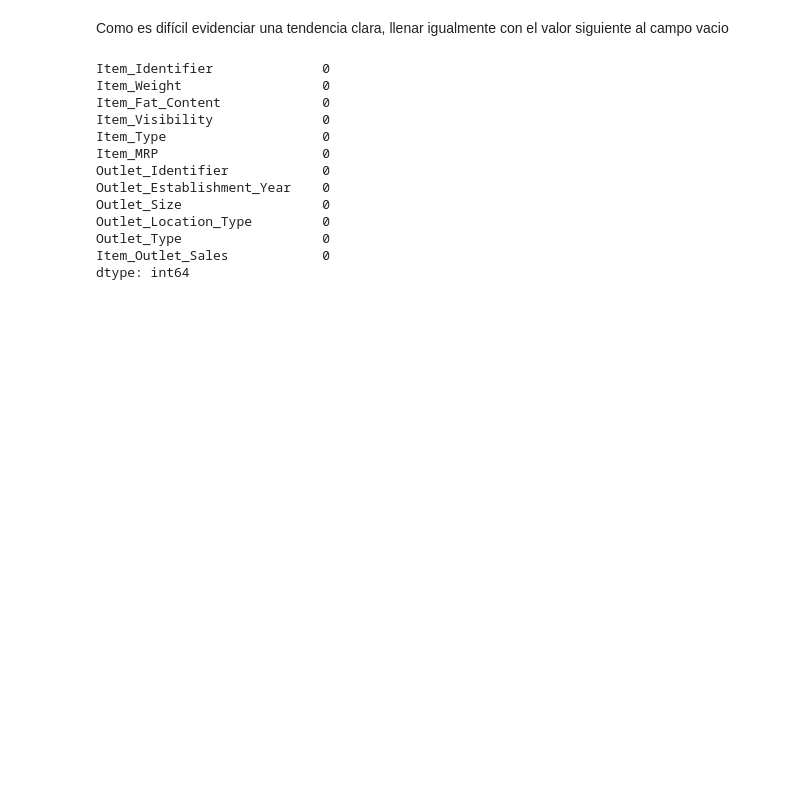
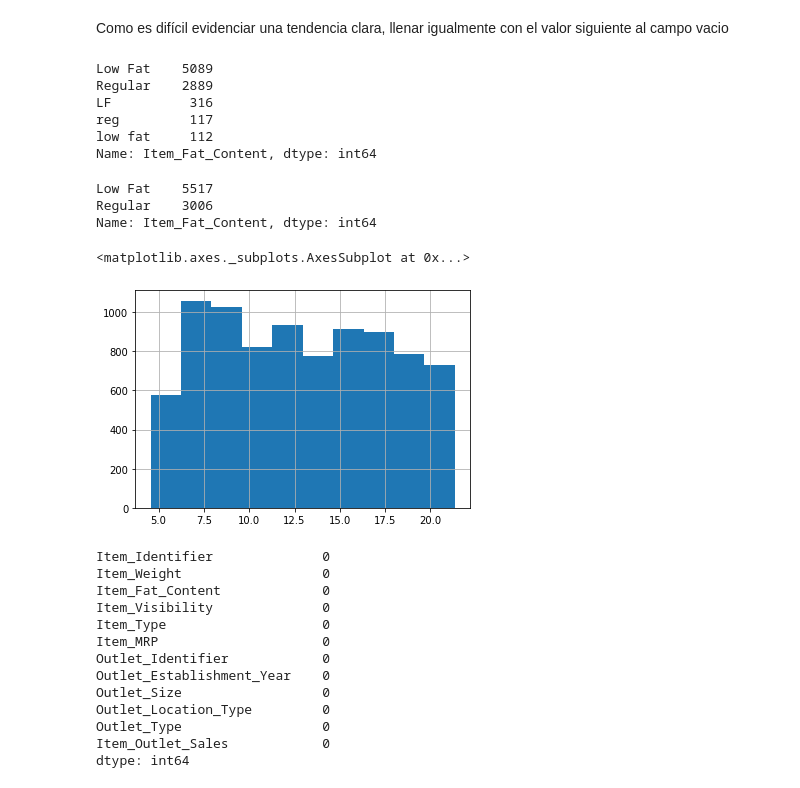
Before and after one commit to Betancur1991/Sales-Predictions, a Jupyter notebook: Sales_predictions.ipynb, the cells around one changed output. Drawn from its saved outputs; the diff is of its cells as text; code cells hidden in the pictures; blank space fills up the shorter version.

```diff
--- a/Sales_predictions.ipynb
+++ b/Sales_predictions.ipynb
@@ -118,6 +118,29 @@ High      1290
 Name: Outlet_Size, dtype: int64
 # %% [markdown]
 Como es difícil evidenciar una tendencia clara, llenar igualmente con el valor siguiente al campo vacio
+# %%
+df['Item_Fat_Content'].value_counts()
+# %% [output]
+Low Fat    5089
+Regular    2889
+LF          316
+reg         117
+low fat     112
+Name: Item_Fat_Content, dtype: int64
+# %%
+df['Item_Fat_Content']=df['Item_Fat_Content'].replace('LF','Low Fat')
+df['Item_Fat_Content']=df['Item_Fat_Content'].replace('low fat','Low Fat')
+df['Item_Fat_Content']=df['Item_Fat_Content'].replace('reg','Regular')
+df['Item_Fat_Content'].value_counts()
+# %% [output]
+Low Fat    5517
+Regular    3006
+Name: Item_Fat_Content, dtype: int64
+# %%
+df['Item_Weight'].hist()
+# %% [output]
+<matplotlib.axes._subplots.AxesSubplot at 0x...>
+[figure, added]
 # %%
 df.isna().sum()
 # %% [output]
```
